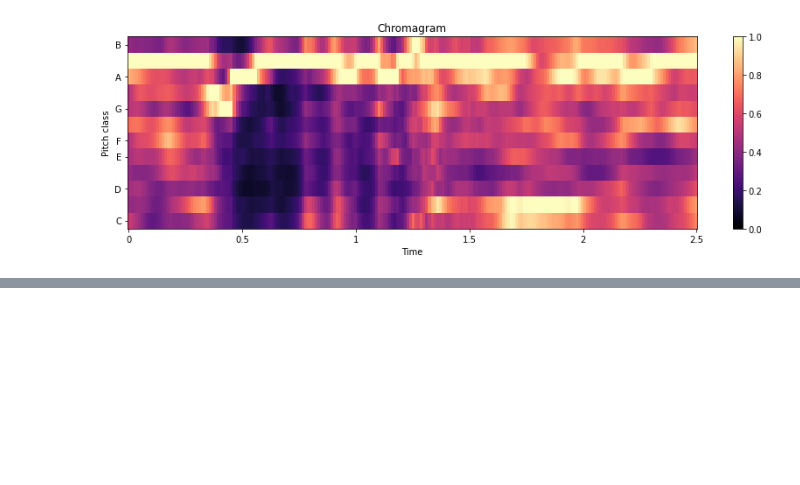
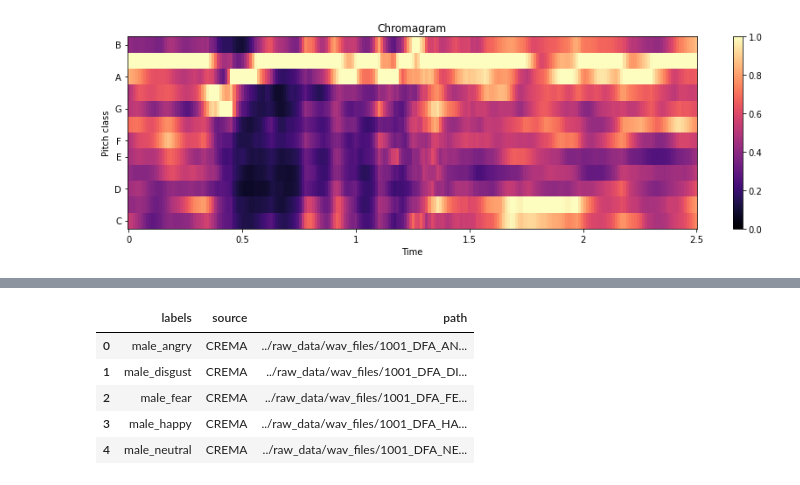
Before and after one commit to geowilso/speech-emotion-recognition, a Jupyter notebook: notebooks/geowilso_data_exploration.ipynb, the cells around one changed output, grey strips where cells are left out. Cells and saved outputs as stored; diff of their text form; code cells hidden in the pictures; blank space fills up the shorter version.

```diff
--- a/notebooks/geowilso_data_exploration.ipynb
+++ b/notebooks/geowilso_data_exploration.ipynb
@@ -185,0 +206,9 @@ plt.tight_layout()
+# %%
+CREMA_sample.head()
+# %% [output]
+|  | labels | source | path |
+| 0 | male_angry | CREMA | ../raw_data/wav_files/1001_DFA_AN... |
+| 1 | male_disgust | CREMA | ../raw_data/wav_files/1001_DFA_DI... |
+| 2 | male_fear | CREMA | ../raw_data/wav_files/1001_DFA_FE... |
+| 3 | male_happy | CREMA | ../raw_data/wav_files/1001_DFA_HA... |
+| 4 | male_neutral | CREMA | ../raw_data/wav_files/1001_DFA_NE... |
```
Also changed, not shown: parts of 14 cells of this notebook, 1 other file.
